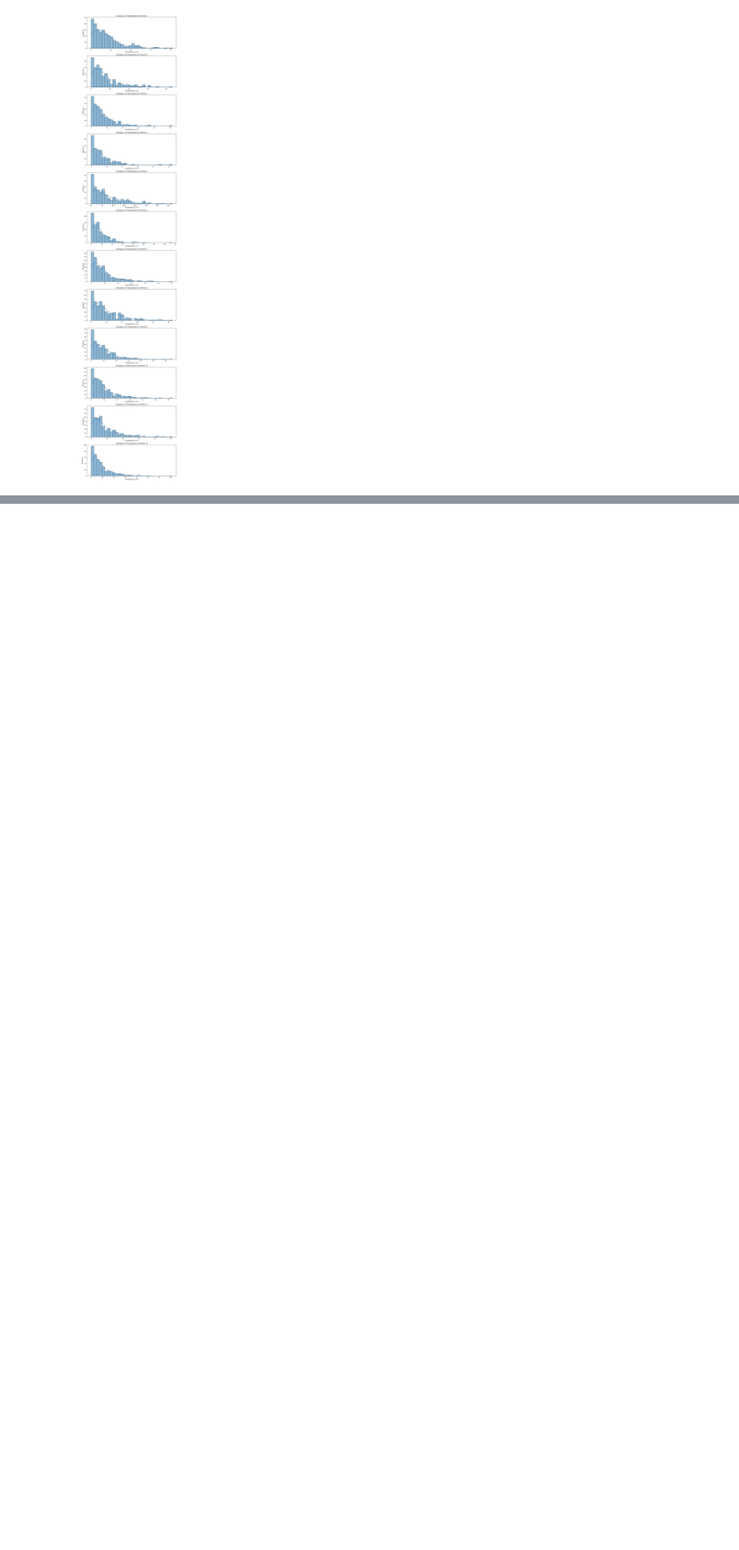
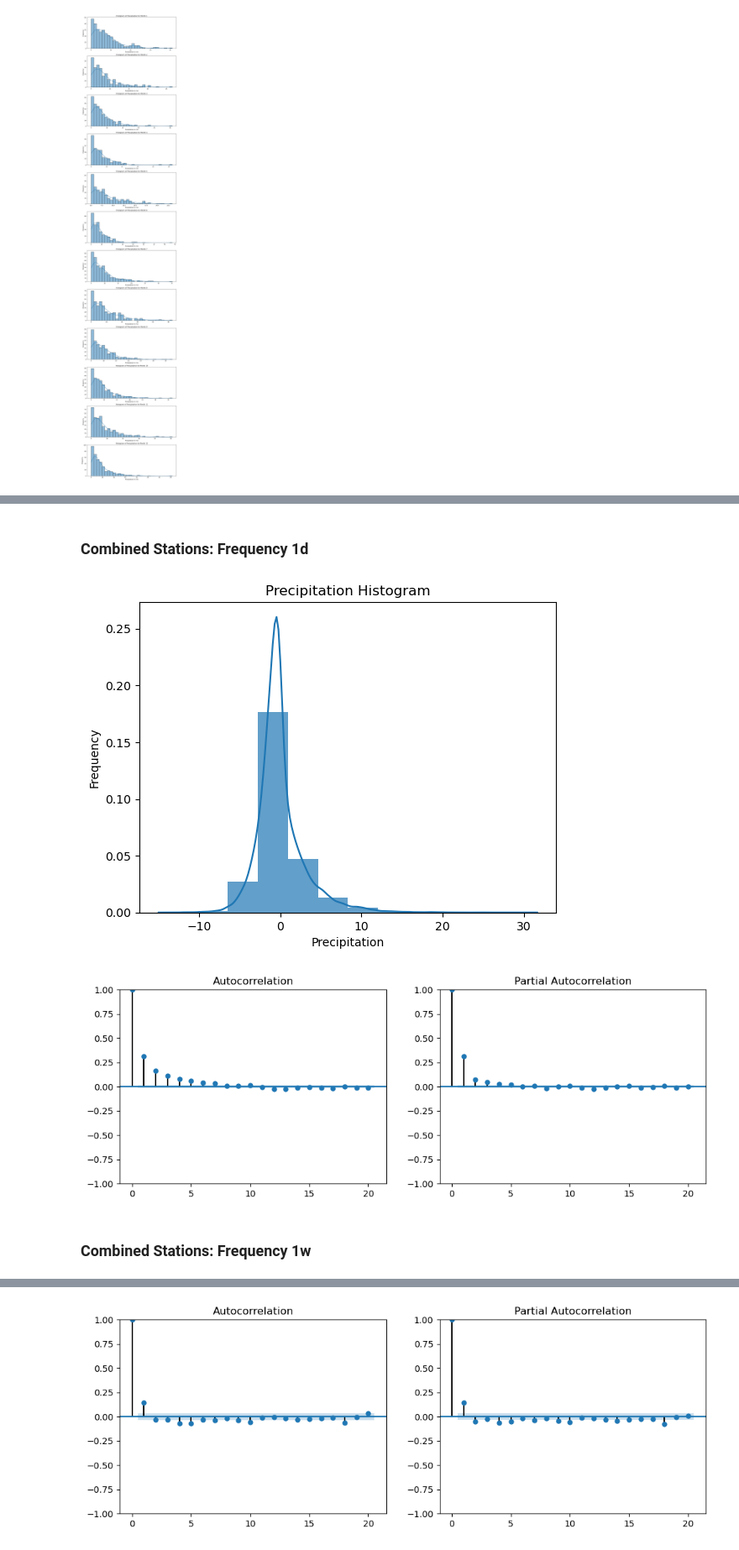
Before and after one commit to rmsryu/spark-climate-data, a Jupyter notebook: 02_datapre.ipynb, the cells around one changed output, grey strips where cells are left out. Shown at 84% size. Drawn from its saved outputs; the diff is of its cells as text; code cells hidden in the pictures; blank space fills up the shorter version.

```diff
--- a/02_datapre.ipynb
+++ b/02_datapre.ipynb
@@ -434,0 +725,12 @@ df_final_daily.write.mode("overwrite").parquet(f"{hadoopUrl}/precipitation/data/
+# %%
+#Montly Data
+hyper_parameters['freq'] = '4w'
+
+useCombinedDS = True
+
+if(useCombinedDS):
+    station = "Combined Stations"
+    df_daily = get_final_data('d',1800)
+else:
+    station = 235
+    df_daily = get_specific_station_data(station,'d',1800)
@@ -434,0 +824,35 @@ df_final_daily.write.mode("overwrite").parquet(f"{hadoopUrl}/precipitation/data/
+# %%
+import statsmodels.api as sm
+import matplotlib.pyplot as plt
+
+dic_freq = {
+    '1d': 365,
+    '1w': 52,
+    '4w': 13,
+    'M': 12,
+    '16w': 3,
+    'Q': 4,
+}
+
+for k in dic_freq.keys():
+    freq = k
+    period = dic_freq[k]
+
+    if(useCombinedDS):
+        data = get_final_data(freq, 1800)
+    else:
+        data = get_specific_station_data(station,freq, 1800)
+
+
+    display(HTML(f"<h3>{station}: Frequency {k}</h3>"))
+
+    # Perform STL decomposition
+    stl = sm.tsa.STL(data["precipitation"], period=period)
+    result = stl.fit()
+    # Plot autocorrelation
+    plot_autocorrelation(result)
+# %% [output]
+Combined Stations: Frequency 1d
+[figure, added]
+[figure, added]
+Combined Stations: Frequency 1w
@@ -434,0 +860 @@ df_final_daily.write.mode("overwrite").parquet(f"{hadoopUrl}/precipitation/data/
+[figure, added]
```
Also changed, not shown: parts of 30 cells of this notebook, 2 other files.
